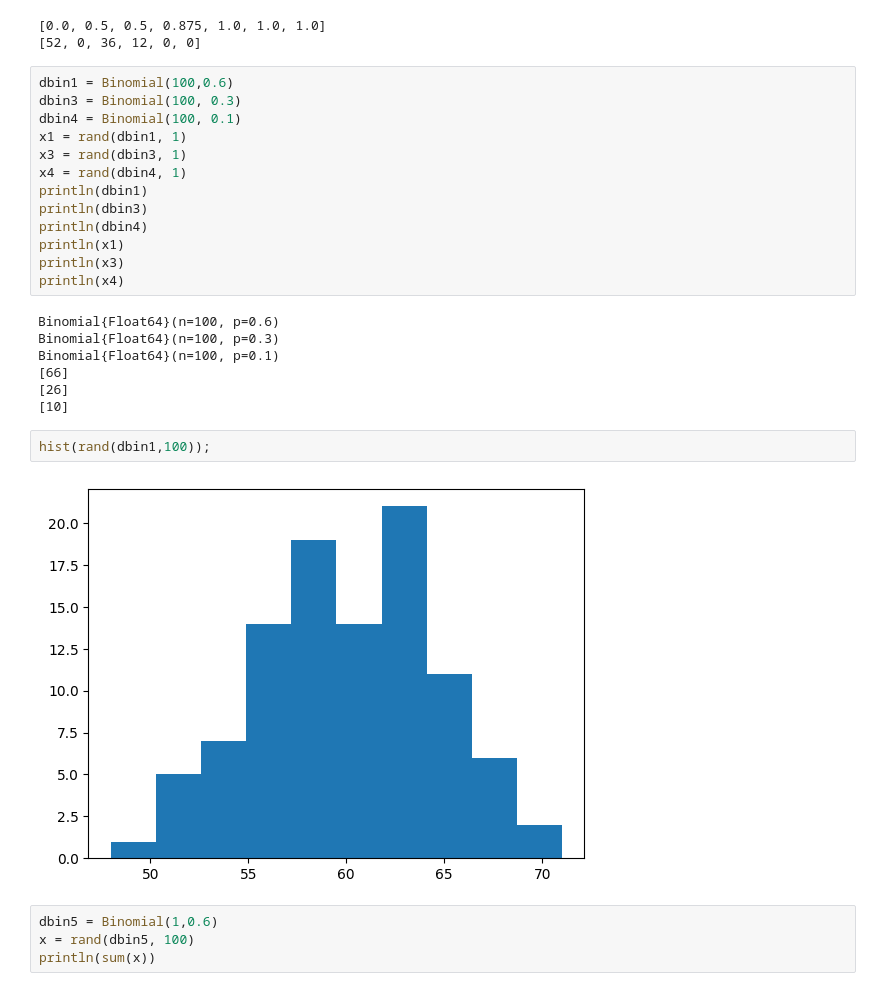
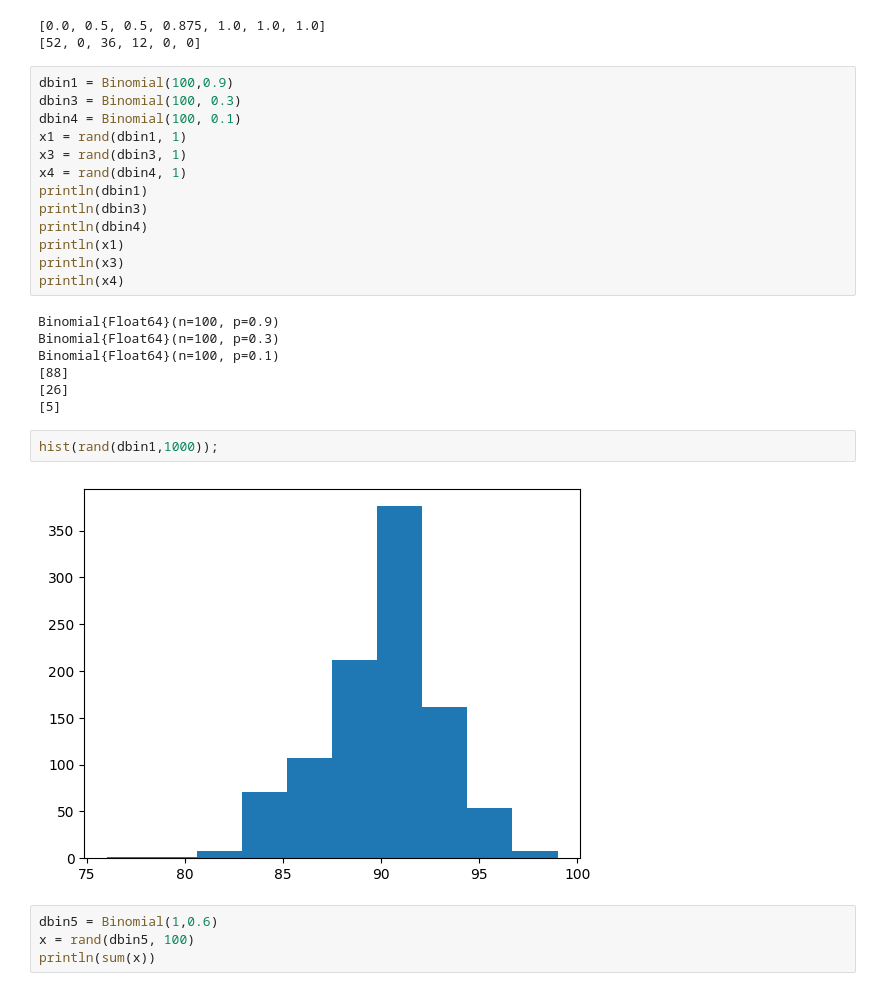
Before and after one commit to lewisl/CovidSim, a Jupyter notebook: prototyping.ipynb, the cells around one changed output. Drawn from its saved outputs; the diff is of its cells as text.

```diff
--- a/prototyping.ipynb
+++ b/prototyping.ipynb
@@ -214,7 +192,7 @@ bar(names, counts);
 [0.0, 0.5, 0.5, 0.875, 1.0, 1.0, 1.0]
 [52, 0, 36, 12, 0, 0]
 # %%
-dbin1 = Binomial(100,0.6)
+dbin1 = Binomial(100,0.9)
 dbin3 = Binomial(100, 0.3)
 dbin4 = Binomial(100, 0.1)
 x1 = rand(dbin1, 1)
@@ -227,16 +205,16 @@ println(x1)
 println(x3)
 println(x4)
 # %% [output]
-Binomial{Float64}(n=100, p=0.6)
+Binomial{Float64}(n=100, p=0.9)
 Binomial{Float64}(n=100, p=0.3)
 Binomial{Float64}(n=100, p=0.1)
-[66]
+[88]
 [26]
-[10]
+[5]
 # %%
-hist(rand(dbin1,100));
+hist(rand(dbin1,1000));
 # %% [output]
-[figure, old version]
+[figure, new version]
 # %%
 dbin5 = Binomial(1,0.6)
 x = rand(dbin5, 100)
```
Also changed, not shown: parts of 4 cells of this notebook, 5 other files.
